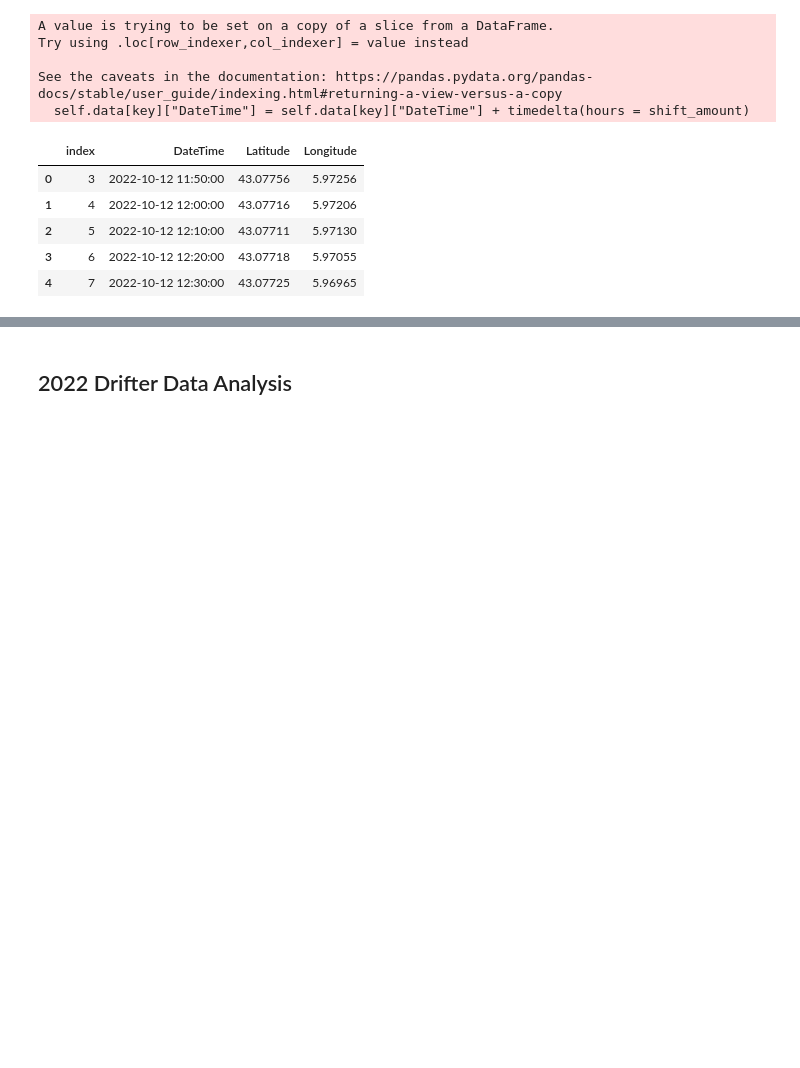
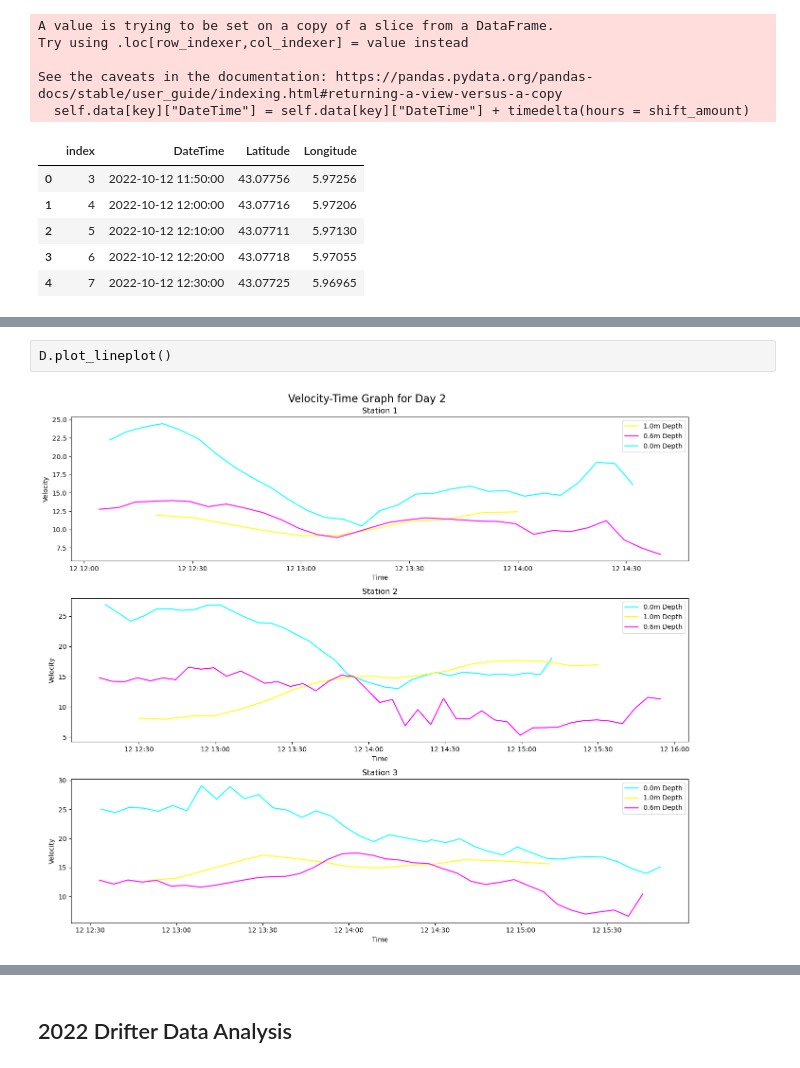
Before and after one commit to olanrewajufarooq/OceanographyAnalysis, a Jupyter notebook: Python/drifter.ipynb, the cells around one changed output, grey strips where cells are left out. Cells and saved outputs as stored; diff of their text form; blank space fills up the shorter version.

Commit message:
Plotting the line and boxplot and smoothing the line plot

```diff
--- a/Python/drifter.ipynb
+++ b/Python/drifter.ipynb
@@ -428 +488,5 @@ D.map
 [interactive output not drawn]
+# %%
+D.plot_lineplot()
+# %% [output]
+[figure, added]
```
Also changed, not shown: parts of 10 cells of this notebook, 1 other file.
